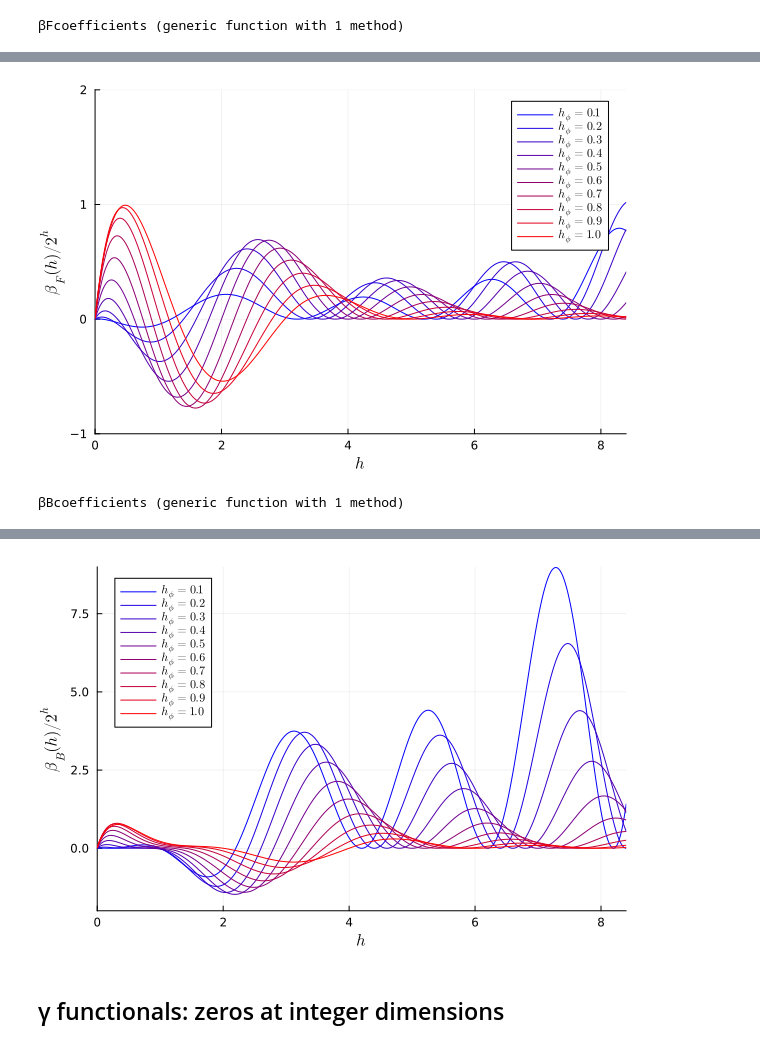
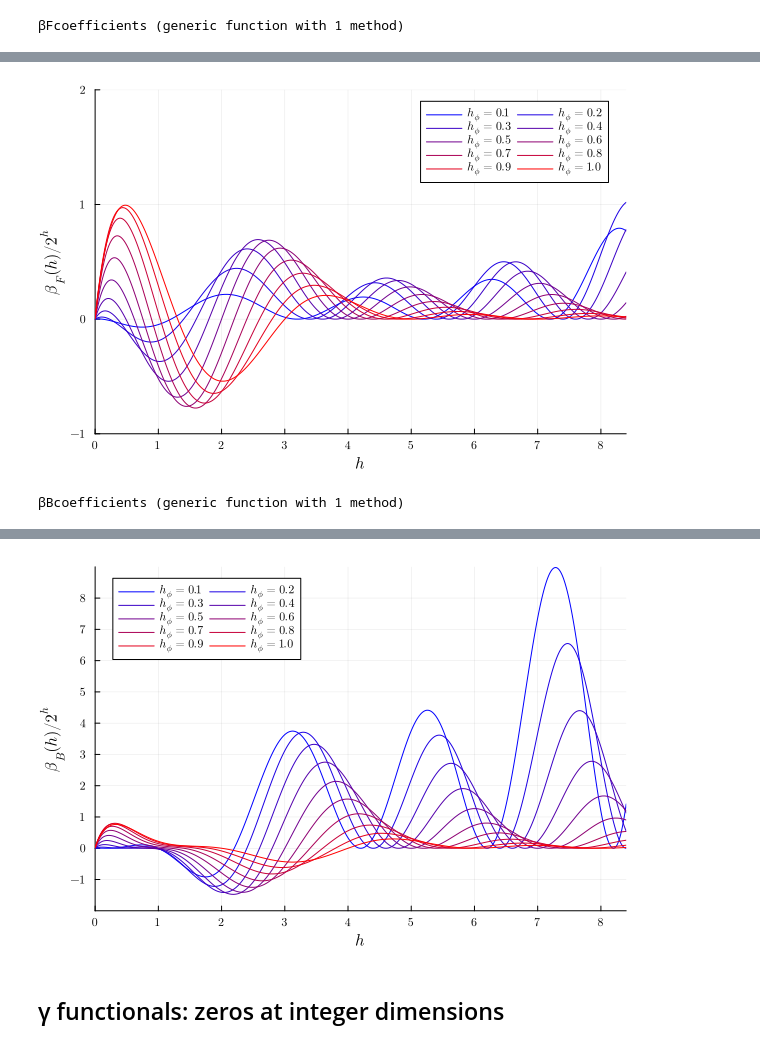
Before and after one commit to gillioz/CoBooM-2d, a Jupyter notebook: Optimal_functionals.ipynb, the cells around one changed output, grey strips where cells are left out. Cells and saved outputs as stored; diff of their text form; code cells hidden in the pictures.

```diff
--- a/Optimal_functionals.ipynb
+++ b/Optimal_functionals.ipynb
@@ -467,17 +468,16 @@ end
 | 1000 | 1158.7 | 1646.25 | 1622.48 | 1310.53 | 905.144 | 534.876 | 260.989 | 94.4333 | 17.1705 | 0.165888 | 15.2178 | ... |
 | 1001 | 1178.93 | 1683.46 | 1668.51 | 1356.74 | 945.059 | 565.114 | 280.95 | 105.41 | 21.3862 | 0.0 | 12.7248 | ... |
 # %%
-plot(palette = ColorScheme(range(colorant"blue", colorant"red", length=10)))
+plot(palette = ColorScheme(range(colorant"blue", colorant"red", length=10)), legend_columns=2,
+    xlabel=L"h", xlims=(0, 8.4), xticks=(collect(0:8), [L"%$i" for i = 0:8]),
+    ylabel=L"\beta_F(h) / 2^h", ylims=(-1, 2), yticks=(collect(-1:2), [L"%$i" for i = -1:2]))
 for hϕ = 0.1:0.1:1
     h = βF[!, "h"]
     plot!(h, 0.5.^h .* βF[!, string(hϕ)], label=L"h_\phi = %$hϕ")
 end
-xlims!(0,8.4)
-ylims!(-1,2)
-xlabel!(L"h")
-ylabel!(L"\beta_F(h) / 2^h")
+plot!()
 # %% [output]
-[figure, old version]
+[figure, new version]
 # %%
 # savefig("beta_F.pdf")
 # %%
@@ -552,17 +552,16 @@ end
 | 1000 | -1186.6 | -3354.13 | -5441.78 | -6836.11 | -7349.49 | -7080.66 | -6266.22 | -5167.88 | -4006.0 | -2932.63 | -2031.17 | ... |
 | 1001 | -994.288 | -3089.05 | -5182.41 | -6626.78 | -7206.11 | -7000.14 | -6235.62 | -5171.26 | -4028.71 | -2963.32 | -2062.23 | ... |
 # %%
-plot(palette = ColorScheme(range(colorant"blue", colorant"red", length=10)))
+plot(palette = ColorScheme(range(colorant"blue", colorant"red", length=10)), legend_columns=2,
+    xlabel=L"h", xlims=(0, 8.4), xticks=(collect(0:8), [L"%$i" for i = 0:8]),
+    ylabel=L"\beta_B(h) / 2^h", ylims=(-2, 9), yticks=(collect(-1:8), [L"%$i" for i = -1:8]))
 for hϕ = 0.1:0.1:1
     h = βB[!, "h"]
     plot!(h, -1 .* 0.5.^h .* βB[!, string(hϕ)], label=legendtitle = L"h_\phi = %$hϕ")
 end
-xlims!(0,8.4)
-ylims!(-2, 9)
-xlabel!(L"h")
-ylabel!(L"\beta_B(h) / 2^h")
+plot!()
 # %% [output]
-[figure, old version]
+[figure, new version]
 # %%
 # savefig("beta_B.pdf")
 # %% [markdown]
```
Also changed, not shown: parts of 38 cells of this notebook, 26 other files.
